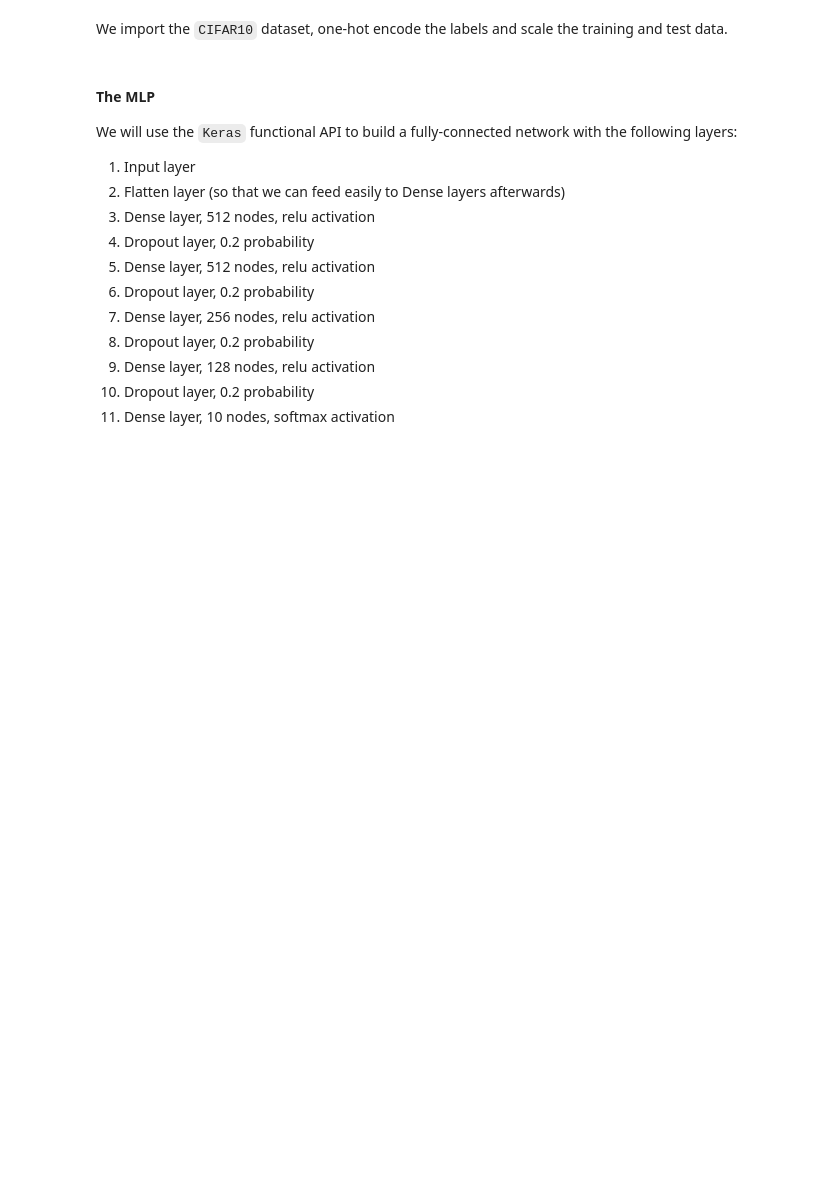
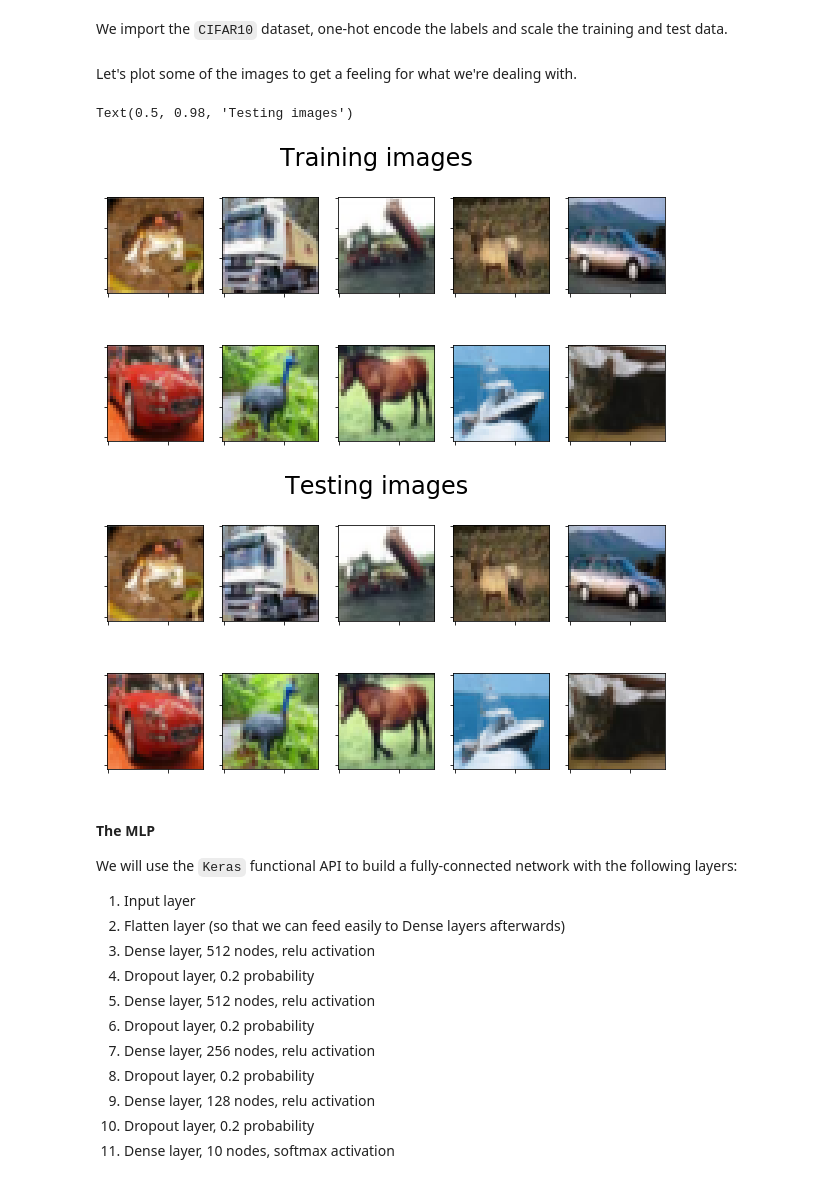
Before and after one commit to pavlosprotopapas/dswcc_fall_2018, a Jupyter notebook: labs/Lab6/Lab6.ipynb, the cells around one changed output. Drawn from its saved outputs; the diff is of its cells as text; code cells hidden in the pictures; blank space fills up the shorter version.

```diff
--- a/labs/Lab6/Lab6.ipynb
+++ b/labs/Lab6/Lab6.ipynb
@@ -409,26 +449,32 @@ y_test = np_utils.to_categorical(y_test)
 # Scale the data
 x_train = x_train / 255
 x_test = x_test / 255
+# %% [markdown]
+Let's plot some of the images to get a feeling for what we're dealing with.
 # %%
 fig, ax = plt.subplots(2,5, figsize=(10,5))
 row = 0
 for i in range(10):
     if i > 4:
         row = 1
     ax[row][i%5].imshow(x_train[i])
     ax[row][i%5].tick_params(labelbottom=False, labelleft=False)
 
-plt.suptitle('Training images')
+plt.suptitle('Training images', fontsize=24)
 
 fig, ax = plt.subplots(2,5, figsize=(10,5))
 row = 0
 for i in range(10):
     if i > 4:
         row = 1
     ax[row][i%5].imshow(x_train[i])
     ax[row][i%5].tick_params(labelbottom=False, labelleft=False)
 
-plt.suptitle('Testing images')
+plt.suptitle('Testing images', fontsize=24)
+# %% [output]
+Text(0.5, 0.98, 'Testing images')
+[figure, added]
+[figure, added]
 # %% [markdown]
 #### The MLP
 We will use the `Keras` functional API to build a fully-connected network with the following layers:
```
Also changed, not shown: parts of 7 cells of this notebook.
